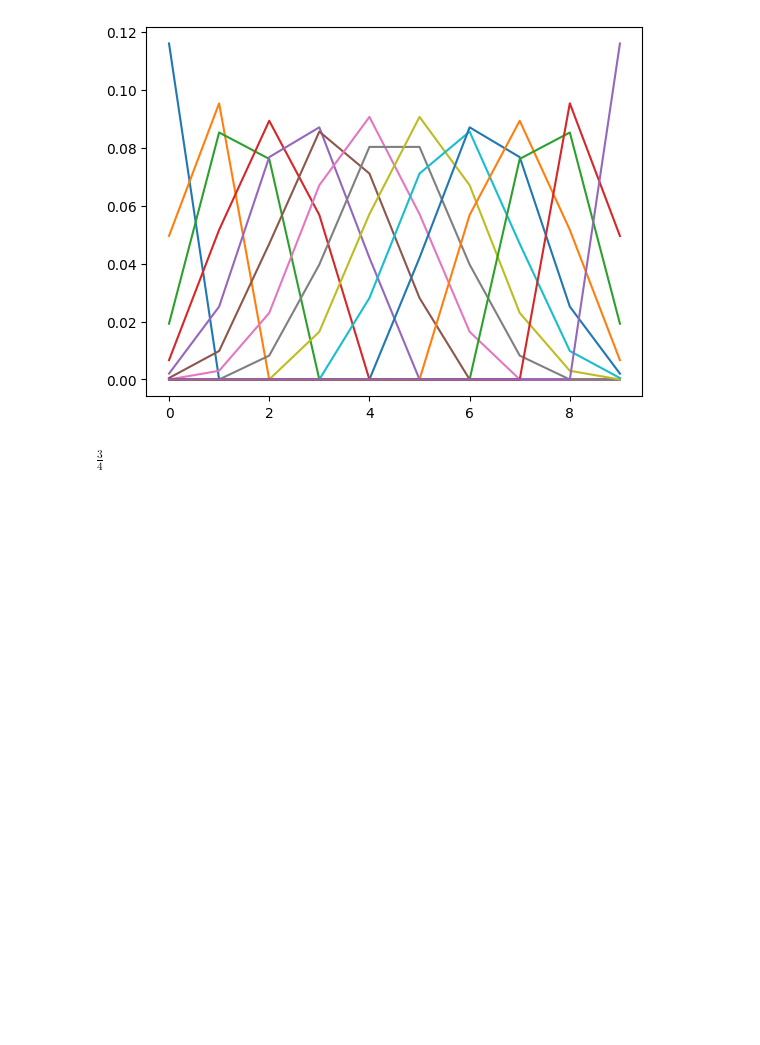
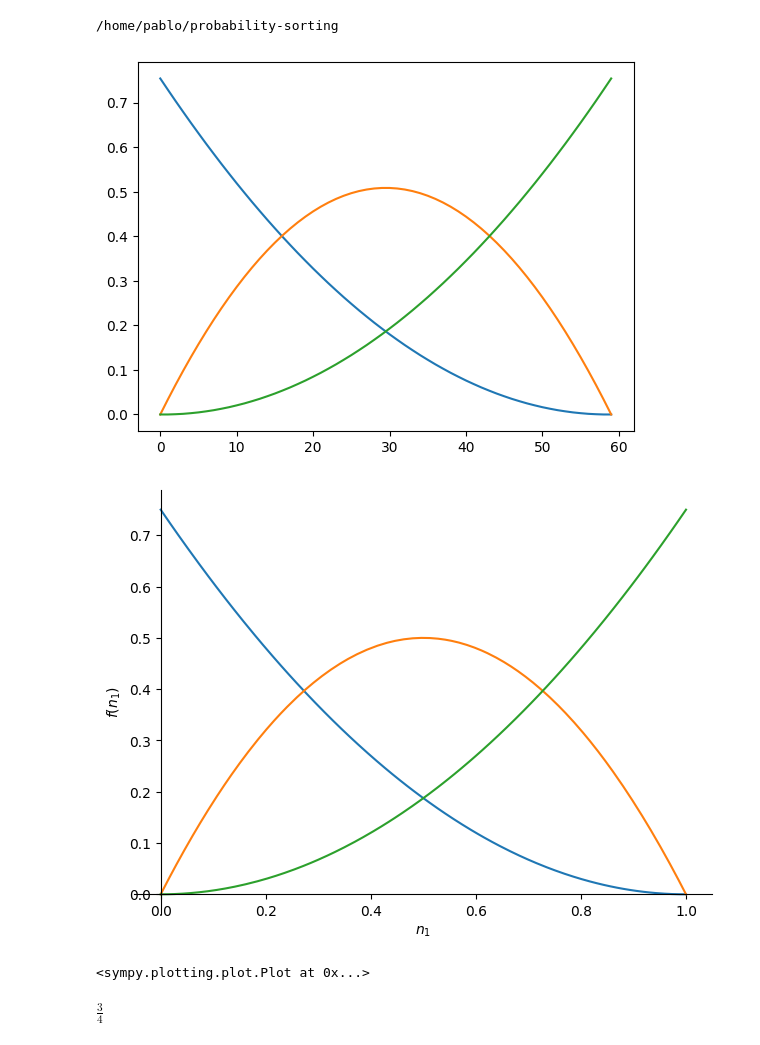
Before and after one commit to PabloRuizCuevas/probability-sorting, a Jupyter notebook: notebooks/tests.ipynb, the cells around one changed output. Cells and saved outputs as stored; diff of their text form; code cells hidden in the pictures; blank space fills up the shorter version.

```diff
--- a/notebooks/tests.ipynb
+++ b/notebooks/tests.ipynb
@@ -1 +1,5 @@
+# %%
+cd ..
+# %% [output]
+/home/pablo/probability-sorting
 # %%
@@ -13,7 +11,12 @@ def plot_real_p(buckets, items):
-# %%
-plot_real_p(10,15)
-# %% [output]
-[figure, removed]
+# %%
+buckets = 3
+items =  60
+opts = plot_p(buckets, items)
+plot(*InfinitesimalSort(False).p_distributions(buckets), (n1,0,1))
+# %% [output]
+[figure, added]
+[figure, added]
+<sympy.plotting.plot.Plot at 0x...>
 # %%
 P(3,4) # todo make by hand!
 # %% [output]
```
Also changed, not shown: parts of 2 cells of this notebook, 3 other files.
